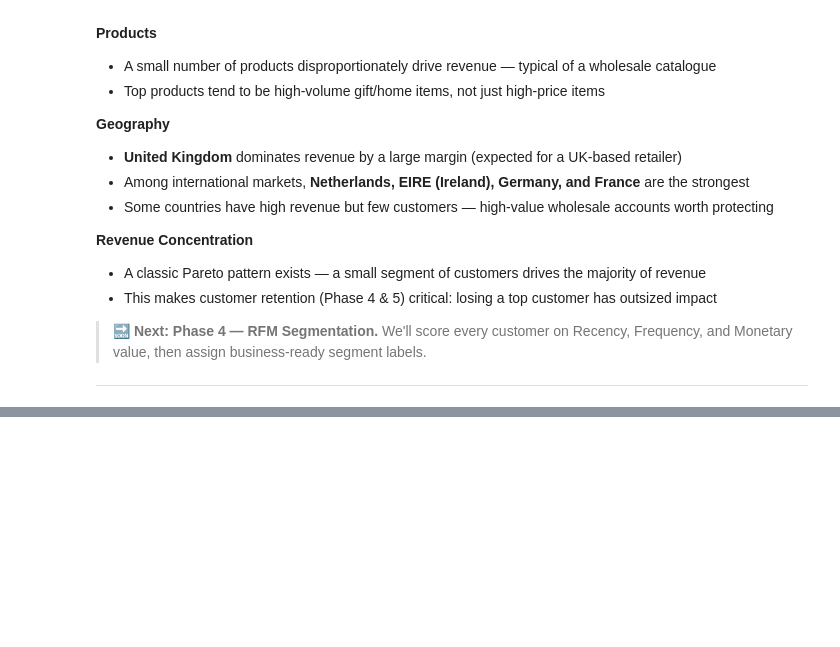
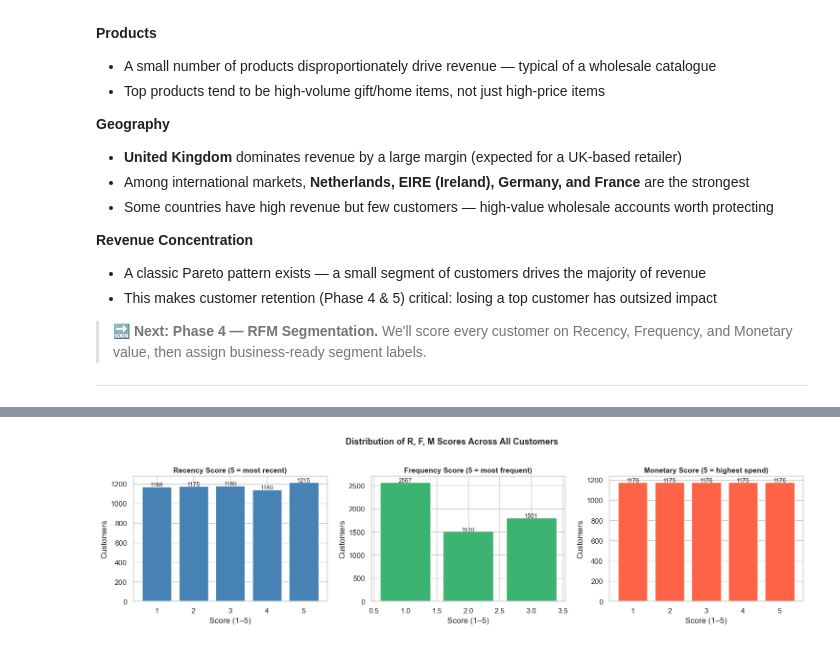
Before and after one commit to asimjamal/Customer-Intelligence-Report, a Jupyter notebook: customer_analytics_eda.ipynb, the cells around one changed output, grey strips where cells are left out. Saved outputs shown, nothing was run; the diff lists cells and outputs as text; code cells hidden in the pictures; blank space fills up the shorter version.

```diff
--- a/customer_analytics_eda.ipynb
+++ b/customer_analytics_eda.ipynb
@@ -755,0 +1001,27 @@ Top 23.0% of customers generate 80% of total revenue
+# %%
+# ── 4.7  Plot: RFM Score Distributions ───────────────────────────────────────
+#
+# Visualise how customers are distributed across each score dimension.
+# A healthy spread means our quintile scoring is working well.
+
+fig, axes = plt.subplots(1, 3, figsize=(15, 4))
+
+for ax, col, color, title in zip(
+    axes,
+    ['R_Score', 'F_Score', 'M_Score'],
+    ['steelblue', 'mediumseagreen', 'tomato'],
+    ['Recency Score (5 = most recent)', 'Frequency Score (5 = most frequent)', 'Monetary Score (5 = highest spend)']
+):
+    score_counts = rfm[col].value_counts().sort_index()
+    ax.bar(score_counts.index, score_counts.values, color=color, edgecolor='white')
+    ax.set_title(title, fontsize=11)
+    ax.set_xlabel('Score (1–5)')
+    ax.set_ylabel('Customers')
+    for i, v in zip(score_counts.index, score_counts.values):
+        ax.text(i, v + 5, str(v), ha='center', fontsize=9)
+
+plt.suptitle('Distribution of R, F, M Scores Across All Customers', fontsize=13, fontweight='bold', y=1.02)
+plt.tight_layout()
+plt.show()
+# %% [output]
+[figure, added]
```
Also changed, not shown: parts of 11 cells of this notebook.
